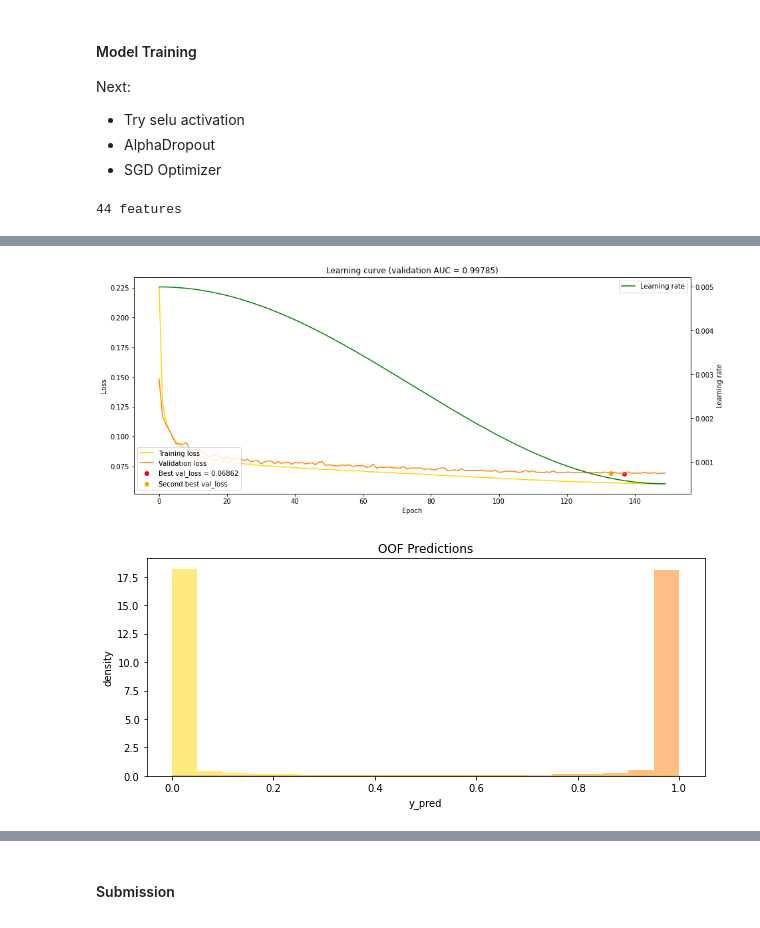
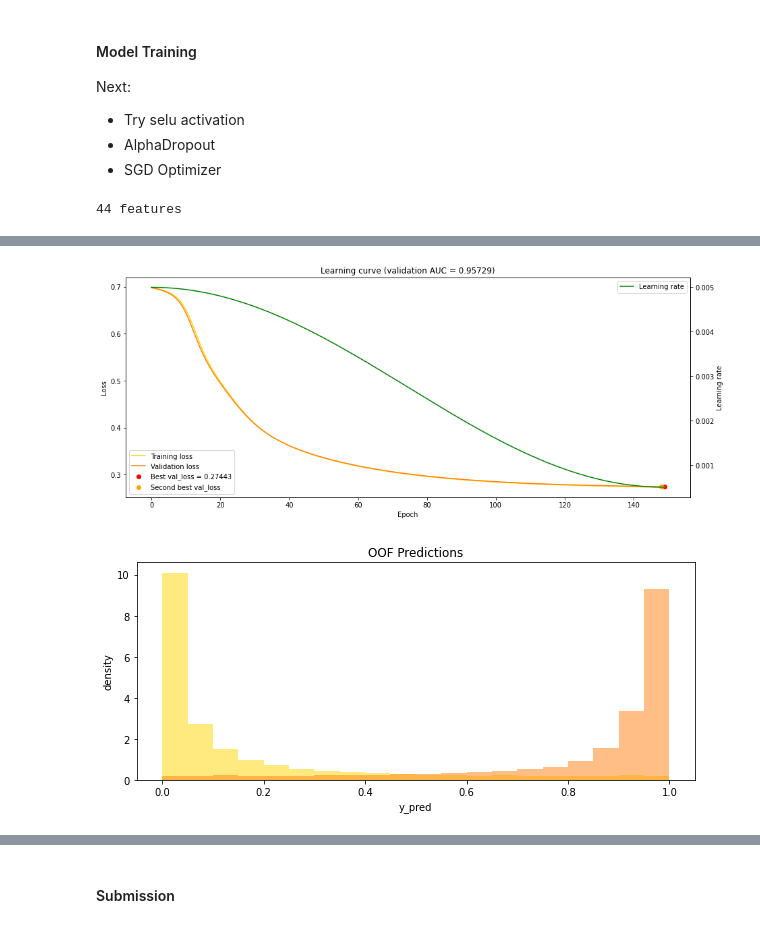
Before and after one commit to Harsh-2420/kaggle, a Jupyter notebook: mish-nn-tps-may2022.ipynb, the cells around one changed output, grey strips where cells are left out. Saved outputs shown, nothing was run; the diff lists cells and outputs as text; code cells hidden in the pictures.

```diff
--- a/mish-nn-tps-may2022.ipynb
+++ b/mish-nn-tps-may2022.ipynb
@@ -367,7 +367,9 @@ def fit_model(X_tr, y_tr, X_va=None, y_va=None, run=0):
 #             from_logits=False
 #         )
     model = my_model()
-    model.compile(optimizer=tf.keras.optimizers.Adam(learning_rate=lr_start),
+    model.compile(
+#         optimizer=tf.keras.optimizers.Adam(learning_rate=lr_start),
+        optimizer=tf.keras.optimizers.SGD(learning_rate=lr_start),
                   metrics='AUC',
                   loss=tf.keras.losses.BinaryCrossentropy())
 
@@ -451,2 +453,2 @@ Fold 0.0 | 05:28 | Training loss: 0.0600 | Val loss: 0.0690 | AUC: 0.99785
-[figure, old version]
+[figure, new version]
-[figure, old version]
+[figure, new version]
```
Also changed, not shown: parts of 2 cells of this notebook.
